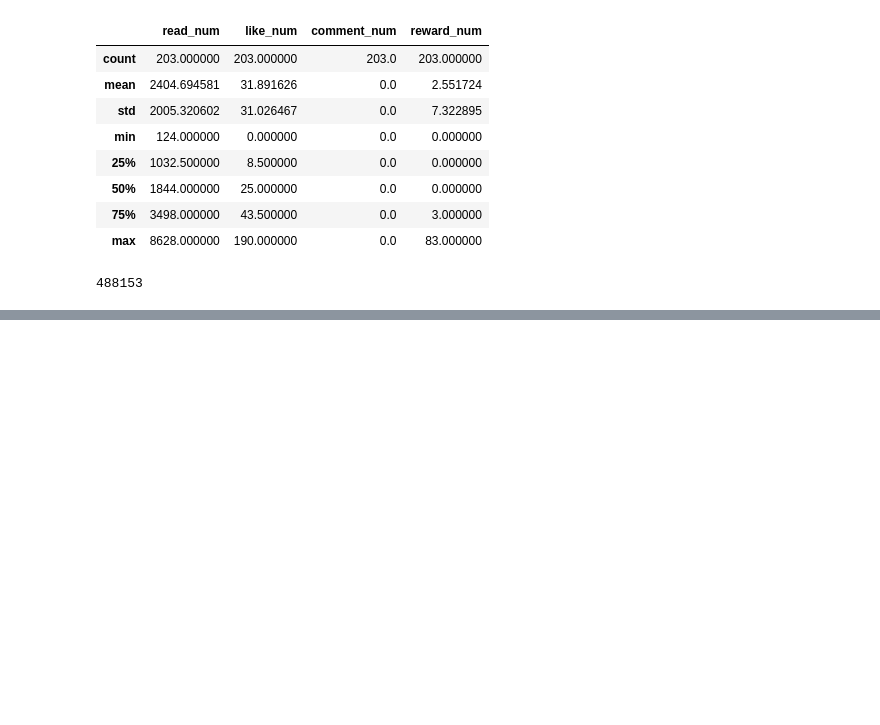
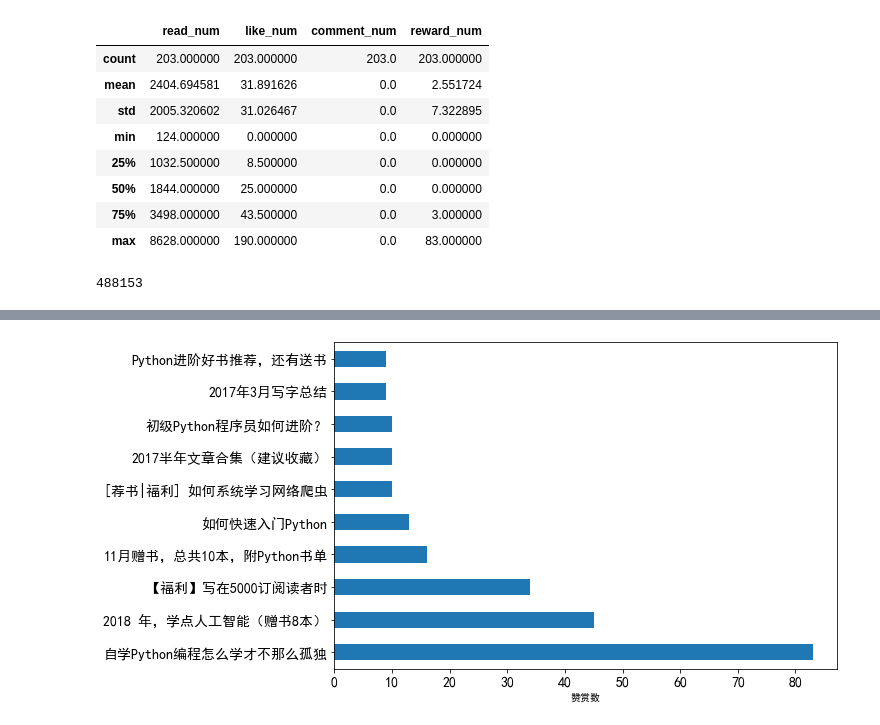
Before and after one commit to articuly/Self-study, a Jupyter notebook: 分析微信公众号数据的例子.ipynb, the cells around one changed output, grey strips where cells are left out. Saved outputs shown, nothing was run; the diff lists cells and outputs as text; code cells hidden in the pictures; blank space fills up the shorter version.

```diff
--- a/分析微信公众号数据的例子.ipynb
+++ b/分析微信公众号数据的例子.ipynb
@@ -51,0 +85,6 @@ ax.legend().set_visible(False)
+# %%
+# 得到文章赞赏数前10的数据
+top_reward_num = df.sort_values(by=['reward_num'], ascending=False)[:10]
+top_reward_num = top_reward_num[display_columns]
+top_reward_num
+top_reward_num.reset_index(drop=True)
@@ -51,0 +103,11 @@ ax.legend().set_visible(False)
+# %%
+ax = top_reward_num.plot(x='title',
+                         y='reward_num',
+                         kind='barh',
+                         figsize=(9,6),
+                         fontsize=14)
+ax.set_ylabel("")
+ax.set_xlabel("赞赏数")
+ax.legend().set_visible(False)
+# %% [output]
+[figure, added]
```
Also changed, not shown: parts of 7 cells of this notebook.
